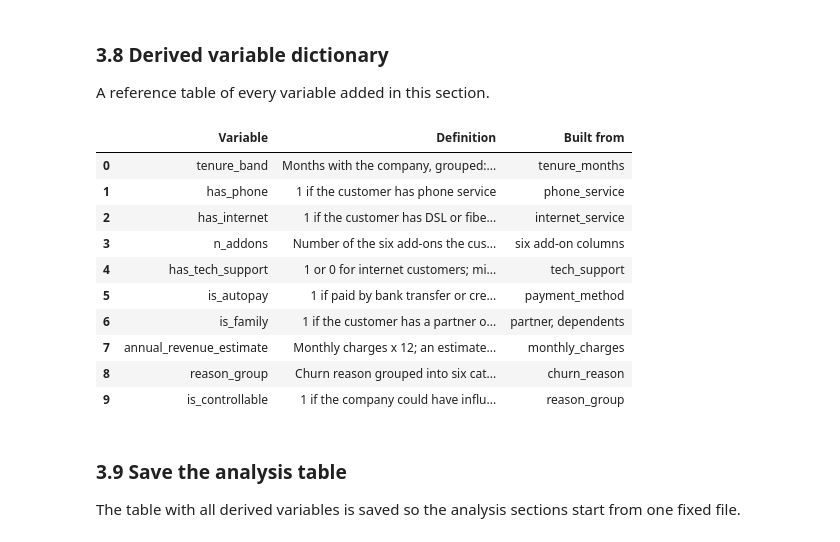
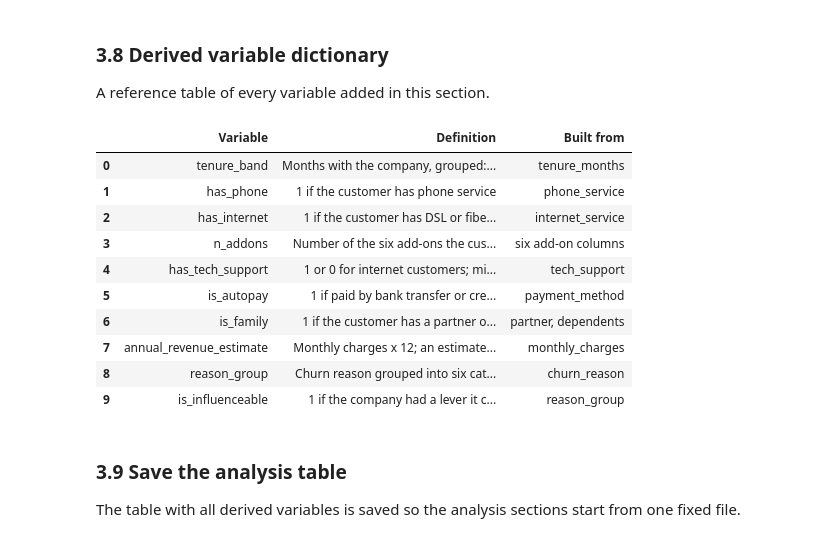
Before and after one commit to FatihaOkesola/telco-churn-revenue-analysis, a Jupyter notebook: Telco_churn.ipynb, the cells around one changed output. Saved outputs shown, nothing was run; the diff lists cells and outputs as text; code cells hidden in the pictures.

```diff
--- a/Telco_churn.ipynb
+++ b/Telco_churn.ipynb
@@ -703,29 +703,29 @@ A reference table of every variable added in this section.
 # %%
 derived_dictionary = pd.DataFrame([
     ["tenure_band", "Months with the company, grouped: 0-12, 13-24, 25-48, 49-72", "tenure_months"],
     ["has_phone", "1 if the customer has phone service", "phone_service"],
     ["has_internet", "1 if the customer has DSL or fiber internet", "internet_service"],
     ["n_addons", "Number of the six add-ons the customer has (0 to 6)", "six add-on columns"],
     ["has_tech_support", "1 or 0 for internet customers; missing for customers without internet", "tech_support"],
     ["is_autopay", "1 if paid by bank transfer or credit card automatically", "payment_method"],
     ["is_family", "1 if the customer has a partner or dependents", "partner, dependents"],
     ["annual_revenue_estimate", "Monthly charges x 12; an estimate, not recorded revenue", "monthly_charges"],
     ["reason_group", "Churn reason grouped into six categories; churned customers only", "churn_reason"],
-    ["is_controllable", "1 if the company could have influenced the reason, 0 if not, missing if unknown", "reason_group"],
+    ["is_influenceable", "1 if the company had a lever it could have used for the reason, 0 if not, missing if unknown", "reason_group"],
 ], columns=["Variable", "Definition", "Built from"])
 derived_dictionary
 # %% [output]
 |  | Variable | Definition | Built from |
 | 0 | tenure_band | Months with the company, grouped:... | tenure_months |
 | 1 | has_phone | 1 if the customer has phone service | phone_service |
 | 2 | has_internet | 1 if the customer has DSL or fibe... | internet_service |
 | 3 | n_addons | Number of the six add-ons the cus... | six add-on columns |
 | 4 | has_tech_support | 1 or 0 for internet customers; mi... | tech_support |
 | 5 | is_autopay | 1 if paid by bank transfer or cre... | payment_method |
 | 6 | is_family | 1 if the customer has a partner o... | partner, dependents |
 | 7 | annual_revenue_estimate | Monthly charges x 12; an estimate... | monthly_charges |
 | 8 | reason_group | Churn reason grouped into six cat... | churn_reason |
-| 9 | is_controllable | 1 if the company could have influ... | reason_group |
+| 9 | is_influenceable | 1 if the company had a lever it c... | reason_group |
 # %% [markdown]
 ### 3.9 Save the analysis table
 
```
Also changed, not shown: parts of 40 cells of this notebook.
